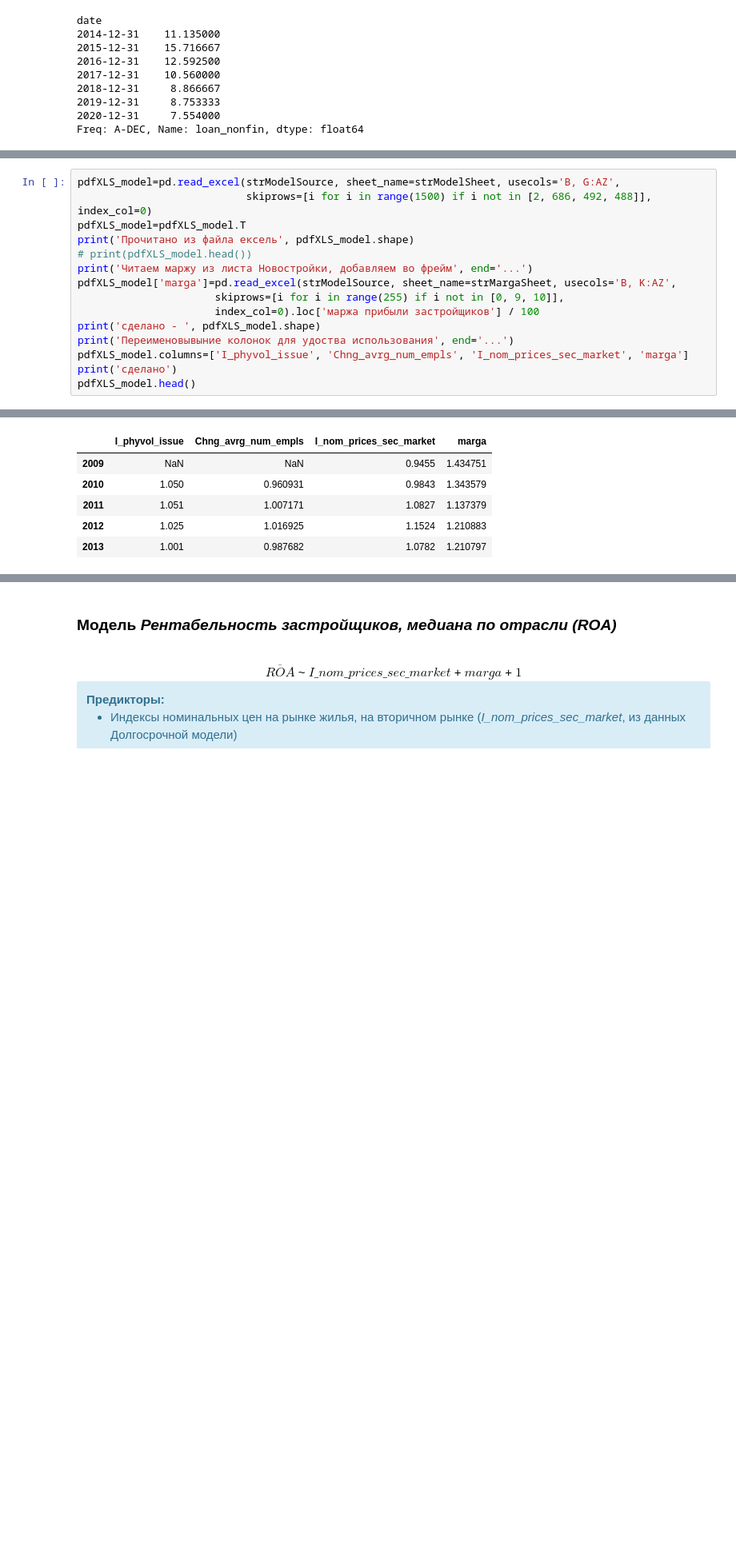
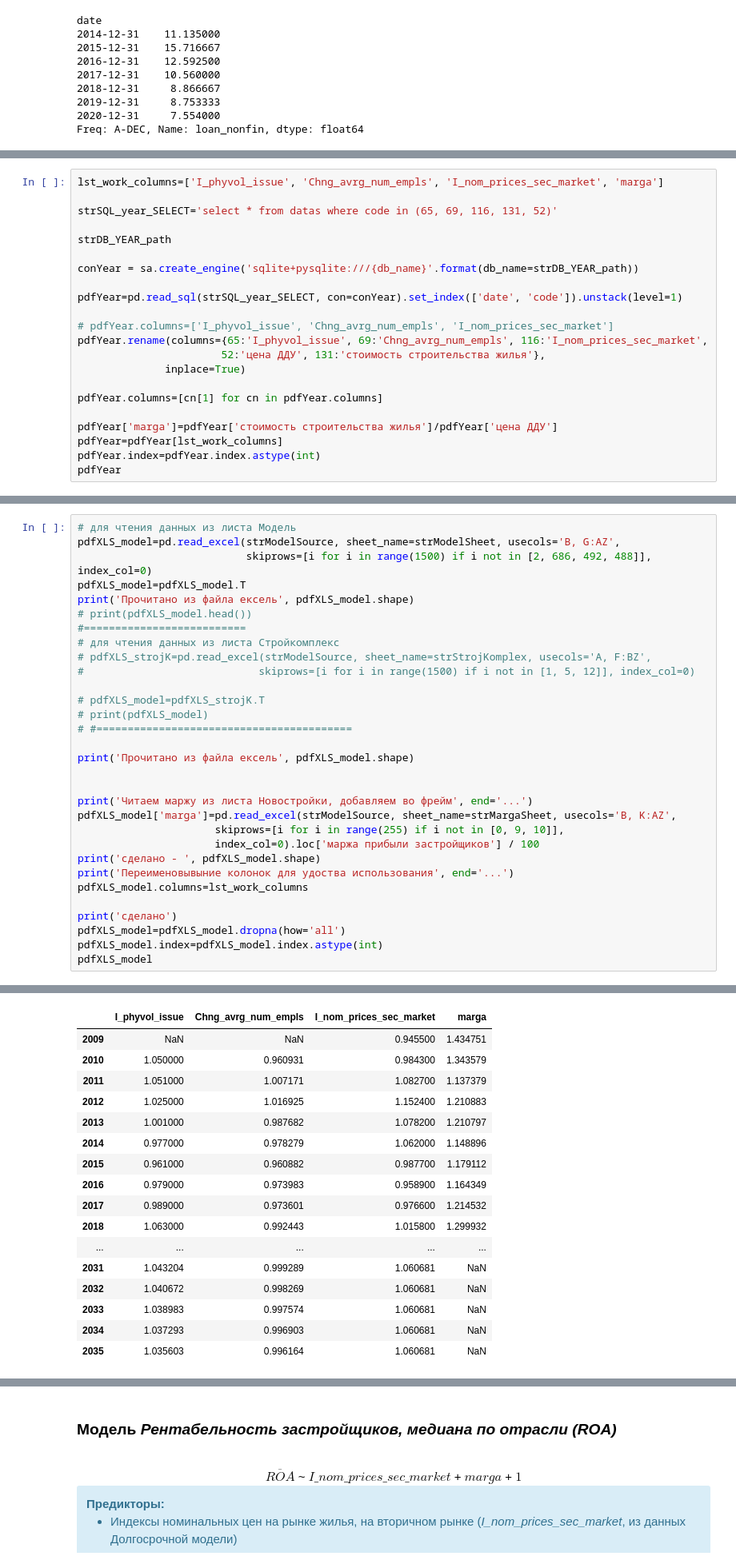
Before and after one commit to amsergeev/AIGK_j, a Jupyter notebook: bankrupt_prob.ipynb, the cells around one changed output, grey strips where cells are left out. Shown at 80% size. Cells and saved outputs as stored; diff of their text form; blank space fills up the shorter version.

```diff
--- a/bankrupt_prob.ipynb
+++ b/bankrupt_prob.ipynb
@@ -143,0 +151,22 @@ Freq: A-DEC, Name: loan_nonfin, dtype: float64
+# %%
+lst_work_columns=['I_phyvol_issue', 'Chng_avrg_num_empls', 'I_nom_prices_sec_market', 'marga']
+
+strSQL_year_SELECT='select * from datas where code in (65, 69, 116, 131, 52)'
+
+strDB_YEAR_path
+
+conYear = sa.create_engine('sqlite+pysqlite:///{db_name}'.format(db_name=strDB_YEAR_path))
+
+pdfYear=pd.read_sql(strSQL_year_SELECT, con=conYear).set_index(['date', 'code']).unstack(level=1)
+
+# pdfYear.columns=['I_phyvol_issue', 'Chng_avrg_num_empls', 'I_nom_prices_sec_market']
+pdfYear.rename(columns={65:'I_phyvol_issue', 69:'Chng_avrg_num_empls', 116:'I_nom_prices_sec_market',
+                       52:'цена ДДУ', 131:'стоимость строительства жилья'},
+              inplace=True)
+
+pdfYear.columns=[cn[1] for cn in pdfYear.columns]
+
+pdfYear['marga']=pdfYear['стоимость строительства жилья']/pdfYear['цена ДДУ']
+pdfYear=pdfYear[lst_work_columns]
+pdfYear.index=pdfYear.index.astype(int)
+pdfYear
@@ -144,16 +194,32 @@ Freq: A-DEC, Name: loan_nonfin, dtype: float64
 # %%
+# для чтения данных из листа Модель
 pdfXLS_model=pd.read_excel(strModelSource, sheet_name=strModelSheet, usecols='B, G:AZ',
                            skiprows=[i for i in range(1500) if i not in [2, 686, 492, 488]], index_col=0)
 pdfXLS_model=pdfXLS_model.T
 print('Прочитано из файла ексель', pdfXLS_model.shape)
 # print(pdfXLS_model.head())
+#==========================
+# для чтения данных из листа Стройкомплекс
+# pdfXLS_strojK=pd.read_excel(strModelSource, sheet_name=strStrojKomplex, usecols='A, F:BZ',
+#                            skiprows=[i for i in range(1500) if i not in [1, 5, 12]], index_col=0)
+
+# pdfXLS_model=pdfXLS_strojK.T
+# print(pdfXLS_model)
+# #=========================================
+
+print('Прочитано из файла ексель', pdfXLS_model.shape)
+
+
 print('Читаем маржу из листа Новостройки, добавляем во фрейм', end='...')
 pdfXLS_model['marga']=pd.read_excel(strModelSource, sheet_name=strMargaSheet, usecols='B, K:AZ',
                       skiprows=[i for i in range(255) if i not in [0, 9, 10]],
                       index_col=0).loc['маржа прибыли застройщиков'] / 100
 print('сделано - ', pdfXLS_model.shape)
 print('Переименовывыние колонок для удоства использования', end='...')
-pdfXLS_model.columns=['I_phyvol_issue', 'Chng_avrg_num_empls', 'I_nom_prices_sec_market', 'marga']
+pdfXLS_model.columns=lst_work_columns
+
 print('сделано')
-pdfXLS_model.head()
+pdfXLS_model=pdfXLS_model.dropna(how='all')
+pdfXLS_model.index=pdfXLS_model.index.astype(int)
+pdfXLS_model
 # %% [output]
@@ -160,9 +227,20 @@ pdfXLS_model.head()
 Прочитано из файла ексель (28, 3)
 Читаем маржу из листа Новостройки, добавляем во фрейм...сделано -  (28, 4)
 Переименовывыние колонок для удоства использования...сделано
 |  | I_phyvol_issue | Chng_avrg_num_empls | I_nom_prices_sec_market | marga |
-| 2009 | NaN | NaN | 0.9455 | 1.434751 |
-| 2010 | 1.050 | 0.960931 | 0.9843 | 1.343579 |
-| 2011 | 1.051 | 1.007171 | 1.0827 | 1.137379 |
-| 2012 | 1.025 | 1.016925 | 1.1524 | 1.210883 |
-| 2013 | 1.001 | 0.987682 | 1.0782 | 1.210797 |
+| 2009 | NaN | NaN | 0.945500 | 1.434751 |
+| 2010 | 1.050000 | 0.960931 | 0.984300 | 1.343579 |
+| 2011 | 1.051000 | 1.007171 | 1.082700 | 1.137379 |
+| 2012 | 1.025000 | 1.016925 | 1.152400 | 1.210883 |
+| 2013 | 1.001000 | 0.987682 | 1.078200 | 1.210797 |
+| 2014 | 0.977000 | 0.978279 | 1.062000 | 1.148896 |
+| 2015 | 0.961000 | 0.960882 | 0.987700 | 1.179112 |
+| 2016 | 0.979000 | 0.973983 | 0.958900 | 1.164349 |
+| 2017 | 0.989000 | 0.973601 | 0.976600 | 1.214532 |
+| 2018 | 1.063000 | 0.992443 | 1.015800 | 1.299932 |
+| ... | ... | ... | ... | ... |
+| 2031 | 1.043204 | 0.999289 | 1.060681 | NaN |
+| 2032 | 1.040672 | 0.998269 | 1.060681 | NaN |
+| 2033 | 1.038983 | 0.997574 | 1.060681 | NaN |
+| 2034 | 1.037293 | 0.996903 | 1.060681 | NaN |
+| 2035 | 1.035603 | 0.996164 | 1.060681 | NaN |
```
Also changed, not shown: parts of 24 cells of this notebook, 1 other file.
